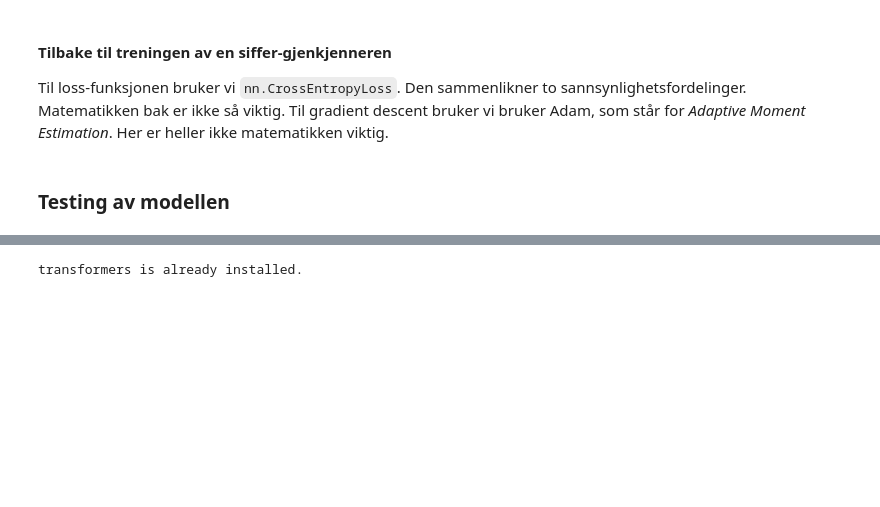
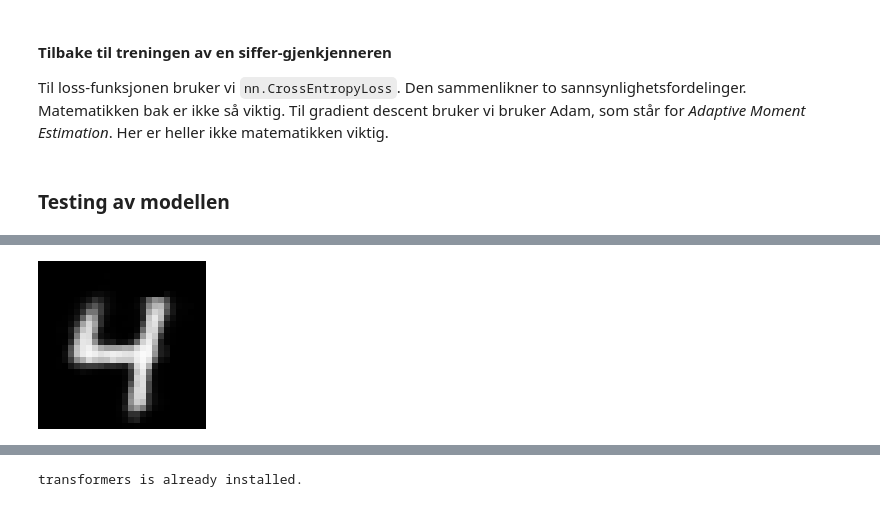
Before and after one commit to willdalh/ml-course, a Jupyter notebook: concepts.ipynb, the cells around one changed output, grey strips where cells are left out. Cells and saved outputs as stored; diff of their text form; code cells hidden in the pictures; blank space fills up the shorter version.

```diff
--- a/concepts.ipynb
+++ b/concepts.ipynb
@@ -262,17 +279,17 @@ class Model(nn.Module):
         self.layer2 = nn.Linear(in_features=200, out_features=42)
         self.layer3 = nn.Linear(in_features=42, out_features=10) # 10 digits to differentiate between
 
-        self.sigmoid = nn.Sigmoid()
+        self.tanh = nn.Tanh()
         self.softmax = nn.Softmax(dim=1) # Softmax will be computed for each batch element separately
 
     def logits(self, data):
         flattened_data = torch.flatten(data, start_dim=1, end_dim=-1) # Flatten the tensor from shape (batch_size, 1, 28, 28) to shape (batch_size, 1 * 28 * 28)
 
         out = self.layer1(flattened_data)
-        out = self.sigmoid(out)
+        out = self.tanh(out)
 
         out = self.layer2(out)
-        out = self.sigmoid(out)
+        out = self.tanh(out)
 
         out = self.layer3(out)
         return out
@@ -518,0 +551,5 @@ tensor(-1.0000, device='cuda:0', grad_fn=<MinBackward1>)
+# %%
+decoding = autoencoder.decode(encoding)
+visualize(decoding.squeeze(0))
+# %% [output]
+[figure, added]
```
Also changed, not shown: parts of 40 cells of this notebook, 1 other file.
